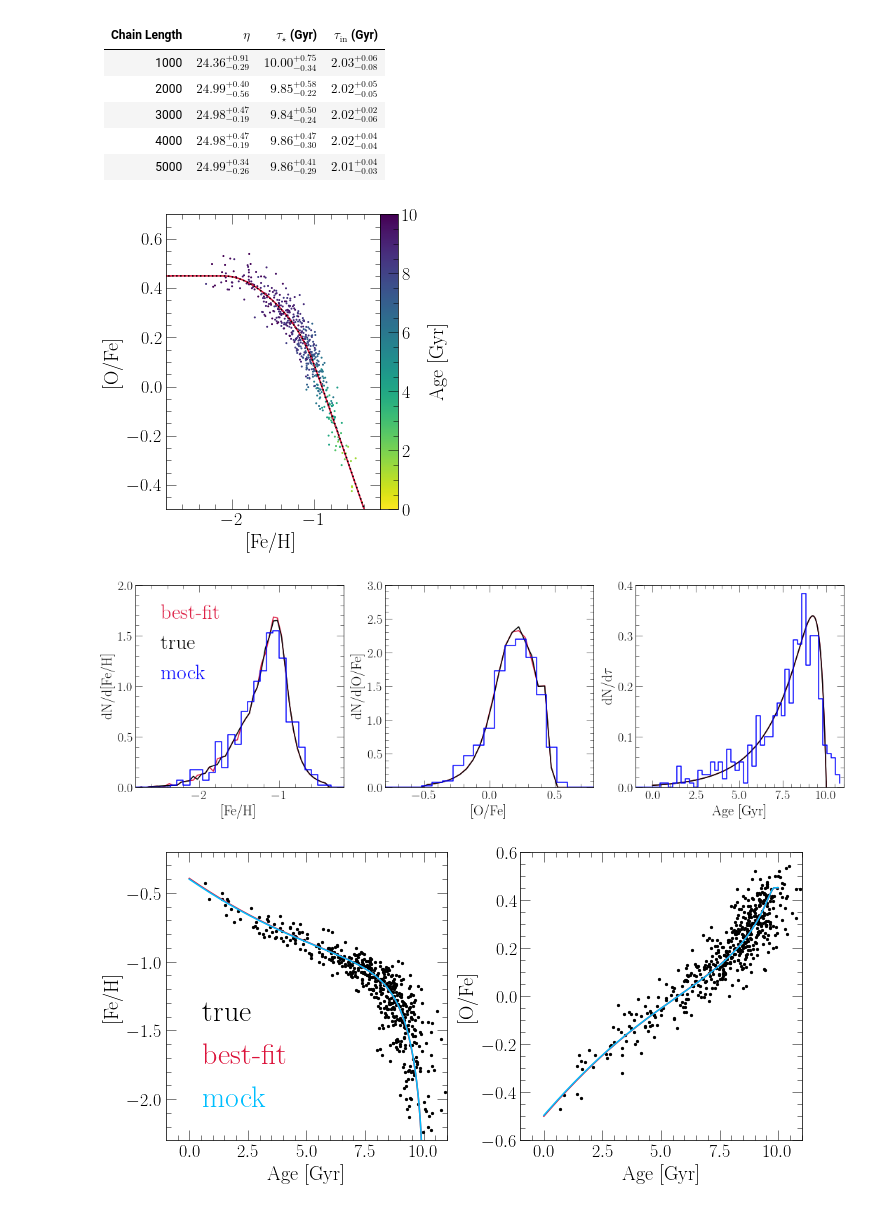
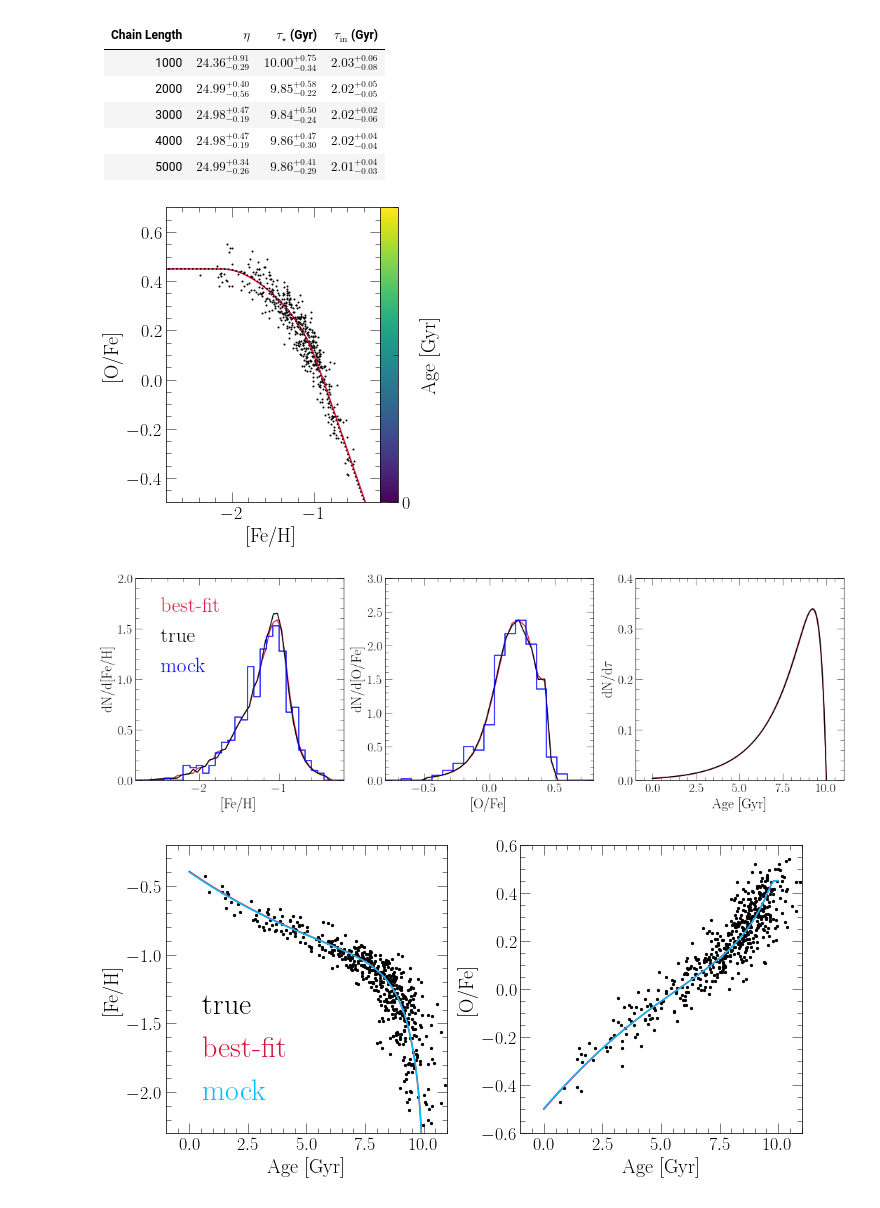
Before and after one commit to giganano/h3halo, a Jupyter notebook: notebooks/mock.ipynb, the cells around one changed output. Cells and saved outputs as stored; diff of their text form; code cells hidden in the pictures.

```diff
--- a/notebooks/mock.ipynb
+++ b/notebooks/mock.ipynb
@@ -14,10 +14,12 @@ print(sys.version_info)
 # %% [output]
 sys.version_info(major=3, minor=8, micro=8, releaselevel='final', serial=0)
 # %%
-raw = np.genfromtxt("../mock.dat")
+# raw = np.genfromtxt("../mocksamples/noages.dat")
+raw = np.genfromtxt("../mocksamples/precise.dat")
 data = vice.dataframe({})
 data["[fe/h]"] = [row[0] for row in raw]
 data["[o/fe]"] = [row[2] for row in raw]
+# data["age"] = len(data["[fe/h]"]) * [float("nan")]
 data["age"] = [row[4] for row in raw]
 out = vice.output("../mock")
 # %%
@@ -94,7 +105,7 @@ top = fig.add_subplot(gs[0,0:3], sharex = ax)
 right = fig.add_subplot(gs[1:4,3], sharey = ax)
 
 save = True
-figname = "tauin_taustar_5000"
+figname = "tauin_taustar_noages"
 
 # xkey = "eta"
 # xlabel = r"$\eta$"
@@ -105,7 +116,7 @@ ylabel = r"$\tau_\text{in}$ [Gyr]"
 limits = {
     "eta": [22, 28],
     "tau_in": [1.7, 2.3],
-    "tau_star": [8.4, 11.6]
+    "tau_star": [8.4, 12.6]
 }
 xlim = limits[xkey]
 ylim = limits[ykey]
@@ -231,42 +278,45 @@ ax.set_xlim([-2.8, -0.2])
 ax.set_ylim([-0.5, 0.7])
 
 with vice.singlezone(name = "bestfit") as sz:
-    sz.func = exponential(timescale = 2.01)
+    sz.func = exponential(timescale = 1.97)
     sz.mode = "ifr"
     sz.elements = ["fe", "o"]
     sz.Mg0 = 0
     sz.nthreads = 2
-    sz.tau_star = 9.86
-    sz.eta = 24.99
+#     sz.tau_star = 9.86
+    sz.tau_star = 10.46
+#     sz.eta = 24.99
+    sz.eta = 24.75
     out = sz.run(np.linspace(0, 10, 1001), overwrite = True, capture = True)
     ax.plot(out.history["[fe/h]"], out.history["[o/fe]"], c = named_colors()["crimson"])
 
 kwargs = {
     "s": 1,
-    "c": data["age"],
-    "vmin": 0,
-    "vmax": 10,
-    "cmap": "viridis_r"
+    "c": named_colors()["black"]
+#     "c": data["age"],
+#     "vmin": 0,
+#     "vmax": 10,
+#     "cmap": "viridis_r"
 }
 out = vice.output("../mock")
 sc = ax.scatter(data["[fe/h]"], data["[o/fe]"], **kwargs)
 ax.plot(out.history["[fe/h]"], out.history["[o/fe]"], c = named_colors()["black"], linestyle = ':')
 cbar_ax = fig.add_axes([0.92, 0.05, 0.02, 0.95])
 cbar = plt.colorbar(sc, cax = cbar_ax, pad = 0.0, orientation = "vertical")
 cbar.set_label("Age [Gyr]", labelpad = 10)
 cbar.set_ticks(range(0, 12, 2))
 plt.tight_layout()
 plt.subplots_adjust(right = 0.8)
 cbar_ax.set_position([
     ax.get_position().x1,
     ax.get_position().y0,
     0.05,
     ax.get_position().y1 - ax.get_position().y0
 ])
 for ext in ["pdf", "png"]: plt.savefig("./mock/ofe_feh_longchain.%s" % (ext))
 plt.show()
 # %% [output]
-[figure, old version]
+[figure, new version]
 # %%
 fig = plt.figure(figsize = (15, 5))
 axes = []
@@ -319,8 +369,8 @@ mock_hist, mock_bins = np.histogram(data["[fe/h]"], bins = 50, range = [-3, 1],
 axes[0].step(mock_bins[:-1], mock_hist, where = "post", c = named_colors()["blue"], label = "mock")
 mock_hist, mock_bins = np.histogram(data["[o/fe]"], bins = 50, range = [-3, 1], density = True)
 axes[1].step(mock_bins[:-1], mock_hist, where = "post", c = named_colors()["blue"])
-mock_hist, mock_bins = np.histogram(data["age"], bins = 50, range = [-1, 11], density = True)
-axes[2].step(mock_bins[:-1], mock_hist, where = "post", c = named_colors()["blue"])
+# mock_hist, mock_bins = np.histogram(data["age"], bins = 50, range = [-1, 11], density = True)
+# axes[2].step(mock_bins[:-1], mock_hist, where = "post", c = named_colors()["blue"])
 
 kwargs = {
     "loc": mpl_loc("upper left"),
@@ -335,7 +385,7 @@ plt.tight_layout()
 for ext in ["pdf", "png"]: plt.savefig("./mock/distributions_longchain.%s" % (ext))
 plt.show()
 # %% [output]
-[figure, old version]
+[figure, new version]
 # %%
 fig = plt.figure(figsize = (10, 5))
 axes = []
```
Also changed, not shown: parts of 5 cells of this notebook, 35 other files.
